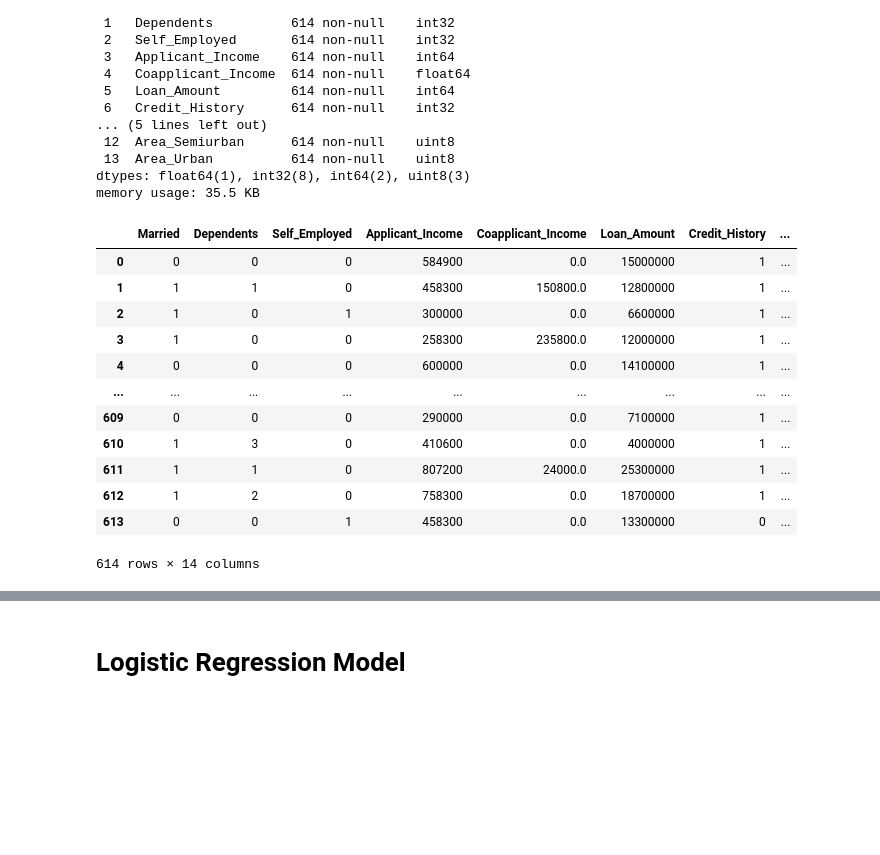
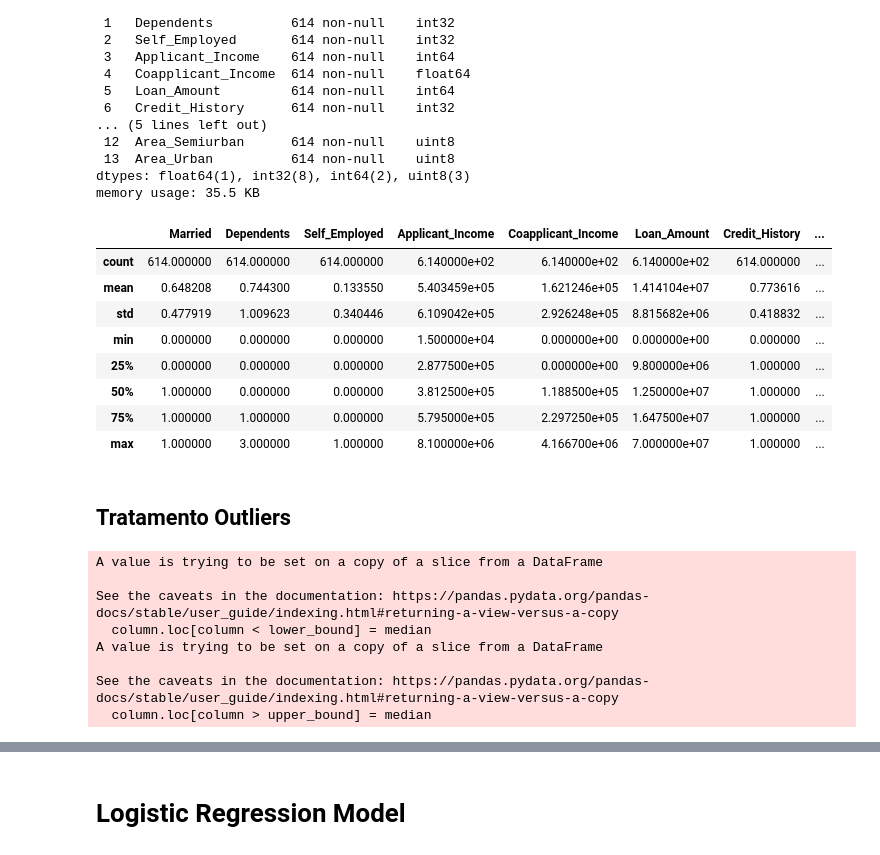
Before and after one commit to vitor-tgomes/loan_dataset_analysis, a Jupyter notebook: Loan_logistic_regression.ipynb, the cells around one changed output, grey strips where cells are left out. Saved outputs shown, nothing was run; the diff lists cells and outputs as text; code cells hidden in the pictures; blank space fills up the shorter version.

Commit message:
v1 - Tratamento Outliers e Normalizando os dados

```diff
--- a/Loan_logistic_regression.ipynb
+++ b/Loan_logistic_regression.ipynb
@@ -69,18 +67,16 @@ Data columns (total 14 columns):
 dtypes: float64(1), int32(8), int64(2), uint8(3)
 memory usage: 35.5 KB
 # %%
-train_trat_v1
+train_trat_v1.describe()
 # %% [output]
 |  | Married | Dependents | Self_Employed | Applicant_Income | Coapplicant_Income | Loan_Amount | Credit_History | ... |
-| 0 | 0 | 0 | 0 | 584900 | 0.0 | 15000000 | 1 | ... |
-| 1 | 1 | 1 | 0 | 458300 | 150800.0 | 12800000 | 1 | ... |
-| 2 | 1 | 0 | 1 | 300000 | 0.0 | 6600000 | 1 | ... |
-| 3 | 1 | 0 | 0 | 258300 | 235800.0 | 12000000 | 1 | ... |
-| 4 | 0 | 0 | 0 | 600000 | 0.0 | 14100000 | 1 | ... |
-| ... | ... | ... | ... | ... | ... | ... | ... | ... |
-| 609 | 0 | 0 | 0 | 290000 | 0.0 | 7100000 | 1 | ... |
-| 610 | 1 | 3 | 0 | 410600 | 0.0 | 4000000 | 1 | ... |
-| 611 | 1 | 1 | 0 | 807200 | 24000.0 | 25300000 | 1 | ... |
-| 612 | 1 | 2 | 0 | 758300 | 0.0 | 18700000 | 1 | ... |
-| 613 | 0 | 0 | 1 | 458300 | 0.0 | 13300000 | 0 | ... |
+| count | 614.000000 | 614.000000 | 614.000000 | 6.140000e+02 | 6.140000e+02 | 6.140000e+02 | 614.000000 | ... |
+| mean | 0.648208 | 0.744300 | 0.133550 | 5.403459e+05 | 1.621246e+05 | 1.414104e+07 | 0.773616 | ... |
+| std | 0.477919 | 1.009623 | 0.340446 | 6.109042e+05 | 2.926248e+05 | 8.815682e+06 | 0.418832 | ... |
+| min | 0.000000 | 0.000000 | 0.000000 | 1.500000e+04 | 0.000000e+00 | 0.000000e+00 | 0.000000 | ... |
+| 25% | 0.000000 | 0.000000 | 0.000000 | 2.877500e+05 | 0.000000e+00 | 9.800000e+06 | 1.000000 | ... |
+| 50% | 1.000000 | 0.000000 | 0.000000 | 3.812500e+05 | 1.188500e+05 | 1.250000e+07 | 1.000000 | ... |
+| 75% | 1.000000 | 1.000000 | 0.000000 | 5.795000e+05 | 2.297250e+05 | 1.647500e+07 | 1.000000 | ... |
+| max | 1.000000 | 3.000000 | 1.000000 | 8.100000e+06 | 4.166700e+06 | 7.000000e+07 | 1.000000 | ... |
-614 rows × 14 columns
+# %% [markdown]
+## Tratamento Outliers
@@ -86,0 +105,15 @@ train_trat_v1
+# %%
+colunas = ['Applicant_Income', 'Coapplicant_Income', 'Loan_Amount']
+
+# Substituir outliers pela mediana nas colunas selecionadas
+for coluna in colunas:
+    replace_outliers_with_median(train_trat_v1[coluna])
+# %% [output]
+A value is trying to be set on a copy of a slice from a DataFrame
+
+See the caveats in the documentation: https://pandas.pydata.org/pandas-docs/stable/user_guide/indexing.html#returning-a-view-versus-a-copy
+  column.loc[column < lower_bound] = median
+A value is trying to be set on a copy of a slice from a DataFrame
+
+See the caveats in the documentation: https://pandas.pydata.org/pandas-docs/stable/user_guide/indexing.html#returning-a-view-versus-a-copy
+  column.loc[column > upper_bound] = median
```
Also changed, not shown: parts of 21 cells of this notebook.
